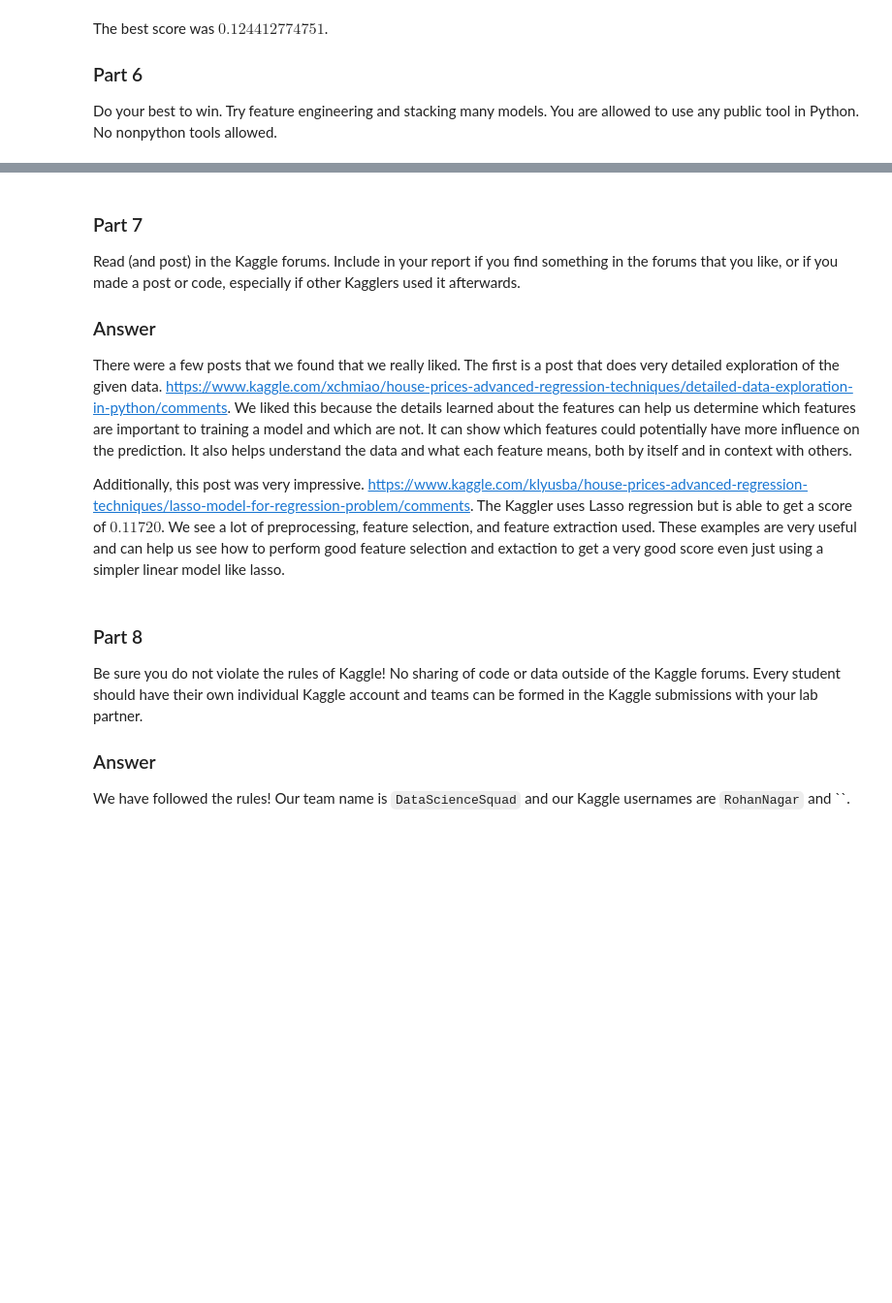
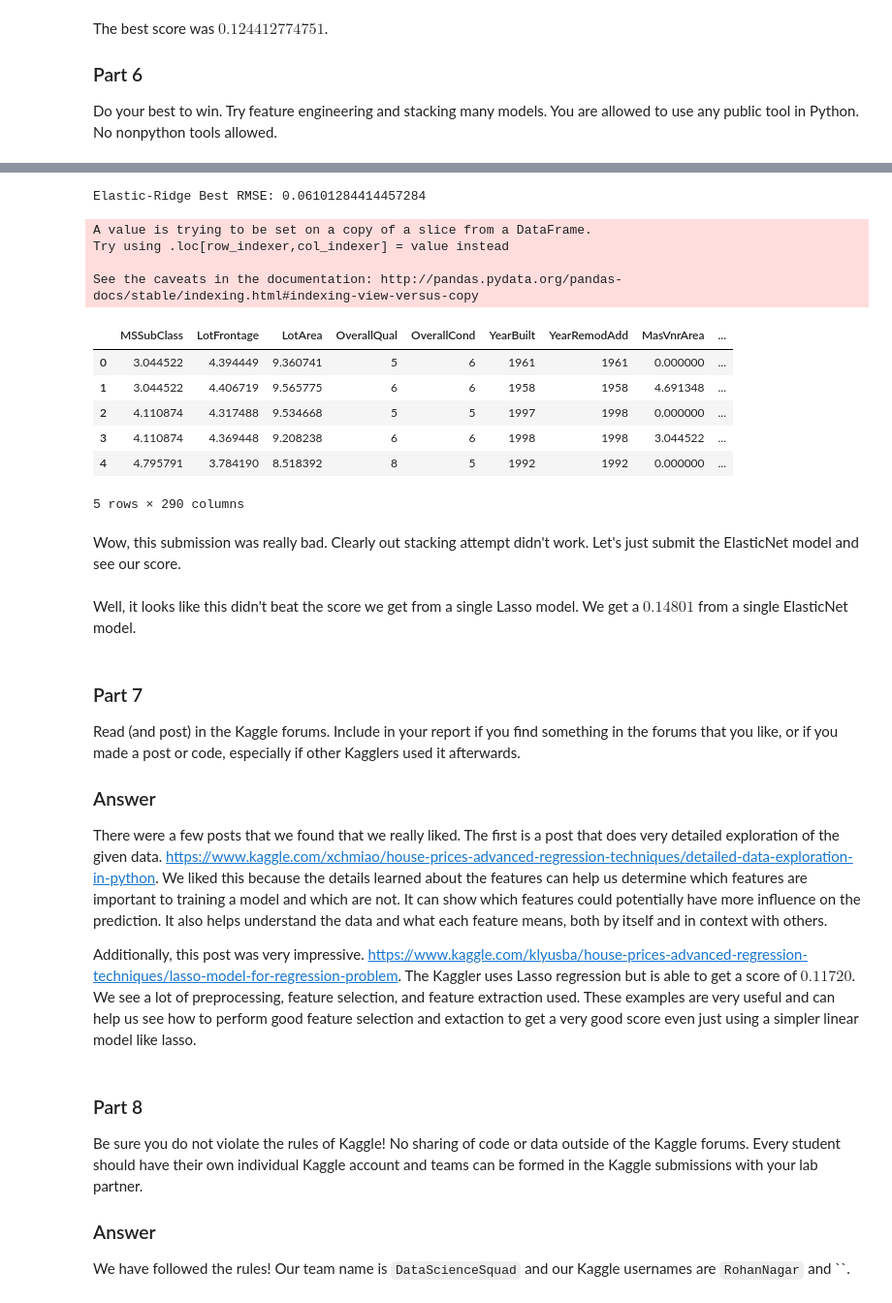
Before and after one commit to RohanNagar/datasciencelab-utaustin, a Jupyter notebook: lab5/lab5.ipynb, the cells around one changed output, grey strips where cells are left out. Shown at 97% size. Drawn from its saved outputs; the diff is of its cells as text; code cells hidden in the pictures; blank space fills up the shorter version.

```diff
--- a/lab5/lab5.ipynb
+++ b/lab5/lab5.ipynb
@@ -420,0 +549,25 @@ Do your best to win. Try feature engineering and stacking many models. You are a
+# %%
+model_elastic_ridge = RidgeCV(alphas= [0.05, 0.1, 0.3, 1, 3, 5, 10, 15, 30, 50, 75]).fit(X_train_with_elastic, y)
+
+ridge_score = -cross_val_score(model_elastic_ridge, X_train_with_elastic, y, scoring="mean_squared_error", cv = 5)
+print("Elastic-Ridge Best RMSE: {}".format(np.sqrt(ridge_score).mean()))
+# %% [output]
+Elastic-Ridge Best RMSE: 0.06101284414457284
+# %%
+elastic_test_preds = elastic_model.predict(X_test)
+
+X_test_with_elastic = X_test
+X_test_with_elastic['elastic_pred'] = elastic_test_preds
+X_test_with_elastic.head()
+# %% [output]
+A value is trying to be set on a copy of a slice from a DataFrame.
+Try using .loc[row_indexer,col_indexer] = value instead
+
+See the caveats in the documentation: http://pandas.pydata.org/pandas-docs/stable/indexing.html#indexing-view-versus-copy
+|  | MSSubClass | LotFrontage | LotArea | OverallQual | OverallCond | YearBuilt | YearRemodAdd | MasVnrArea | ... |
+| 0 | 3.044522 | 4.394449 | 9.360741 | 5 | 6 | 1961 | 1961 | 0.000000 | ... |
+| 1 | 3.044522 | 4.406719 | 9.565775 | 6 | 6 | 1958 | 1958 | 4.691348 | ... |
+| 2 | 4.110874 | 4.317488 | 9.534668 | 5 | 5 | 1997 | 1998 | 0.000000 | ... |
+| 3 | 4.110874 | 4.369448 | 9.208238 | 6 | 6 | 1998 | 1998 | 3.044522 | ... |
+| 4 | 4.795791 | 3.784190 | 8.518392 | 8 | 5 | 1992 | 1992 | 0.000000 | ... |
+5 rows × 290 columns
@@ -420,0 +579,2 @@ Do your best to win. Try feature engineering and stacking many models. You are a
+# %% [markdown]
+Wow, this submission was really bad. Clearly out stacking attempt didn't work. Let's just submit the ElasticNet model and see our score.
@@ -421,3 +586,5 @@ Do your best to win. Try feature engineering and stacking many models. You are a
+# %% [markdown]
+Well, it looks like this didn't beat the score we get from a single Lasso model. We get a $0.14801$ from a single ElasticNet model.
 # %% [markdown]
 ### Part 7
 
@@ -425,9 +592,9 @@ Read (and post) in the Kaggle forums. Include in your report if you find somethi
 
 ### Answer
 
-There were a few posts that we found that we really liked. The first is a post that does very detailed exploration of the given data. https://www.kaggle.com/xchmiao/house-prices-advanced-regression-techniques/detailed-data-exploration-in-python/comments. We liked this because the details learned about the features can help us determine which features are important to training a model and which are not. It can show which features could potentially have more influence on the prediction. It also helps understand the data and what each feature means, both by itself and in context with others.
+There were a few posts that we found that we really liked. The first is a post that does very detailed exploration of the given data. https://www.kaggle.com/xchmiao/house-prices-advanced-regression-techniques/detailed-data-exploration-in-python. We liked this because the details learned about the features can help us determine which features are important to training a model and which are not. It can show which features could potentially have more influence on the prediction. It also helps understand the data and what each feature means, both by itself and in context with others.
 
-Additionally, this post was very impressive. https://www.kaggle.com/klyusba/house-prices-advanced-regression-techniques/lasso-model-for-regression-problem/comments. The Kaggler uses Lasso regression but is able to get a score of $0.11720$. We see a lot of preprocessing, feature selection, and feature extraction used. These examples are very useful and can help us see how to perform good feature selection and extaction to get a very good score even just using a simpler linear model like lasso.
+Additionally, this post was very impressive. https://www.kaggle.com/klyusba/house-prices-advanced-regression-techniques/lasso-model-for-regression-problem. The Kaggler uses Lasso regression but is able to get a score of $0.11720$. We see a lot of preprocessing, feature selection, and feature extraction used. These examples are very useful and can help us see how to perform good feature selection and extaction to get a very good score even just using a simpler linear model like lasso.
 # %% [markdown]
 ### Part 8
 
```
Also changed, not shown: parts of 22 cells of this notebook, 4 other files.
